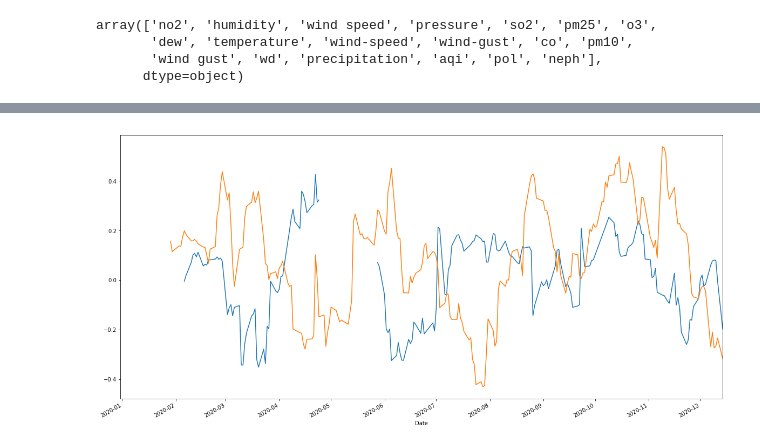
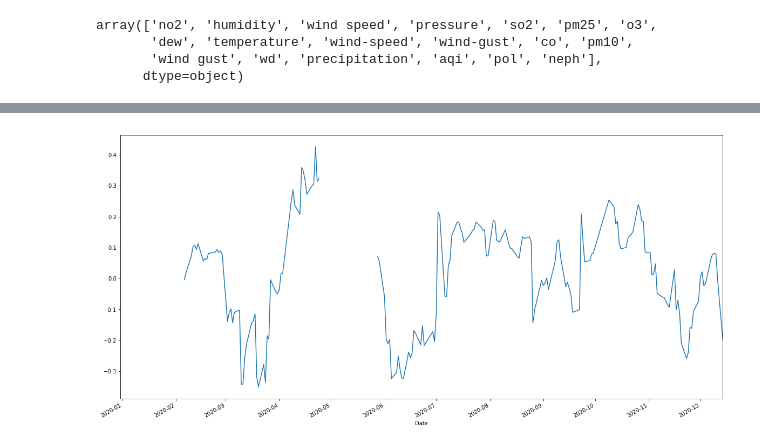
Before and after one commit to risksam/fintech_group_assignment_1, a Jupyter notebook: stock_data.ipynb, the cells around one changed output, grey strips where cells are left out. Cells and saved outputs as stored; diff of their text form; code cells hidden in the pictures.

```diff
--- a/stock_data.ipynb
+++ b/stock_data.ipynb
@@ -140,9 +146,9 @@ def corr_graph_maker(country='IN', polutant='co'):
 # %%
 ax = corr_graph_maker('CN', 'co')
 # ax = corr_graph_maker('IN', 'co')
-ax = corr_graph_maker('GB', 'co')
-# ax = corr_graph_maker('US', 'pm10')
-# ax = corr_graph_maker('AU', 'pm10')
-# ax = corr_graph_maker('JP', 'pm10')
+# ax = corr_graph_maker('GB', 'co')
+# ax = corr_graph_maker('US', 'co')
+# ax = corr_graph_maker('AU', 'co')
+# ax = corr_graph_maker('JP', 'co')
 # %% [output]
-[figure, old version]
+[figure, new version]
```
Also changed, not shown: parts of 1 cell of this notebook.
